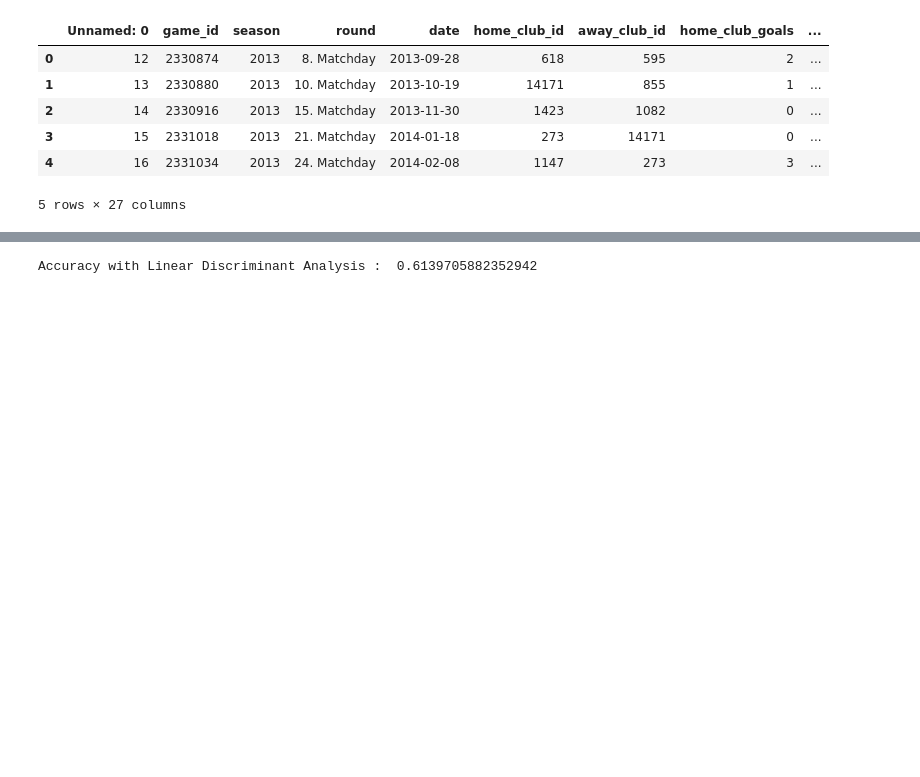
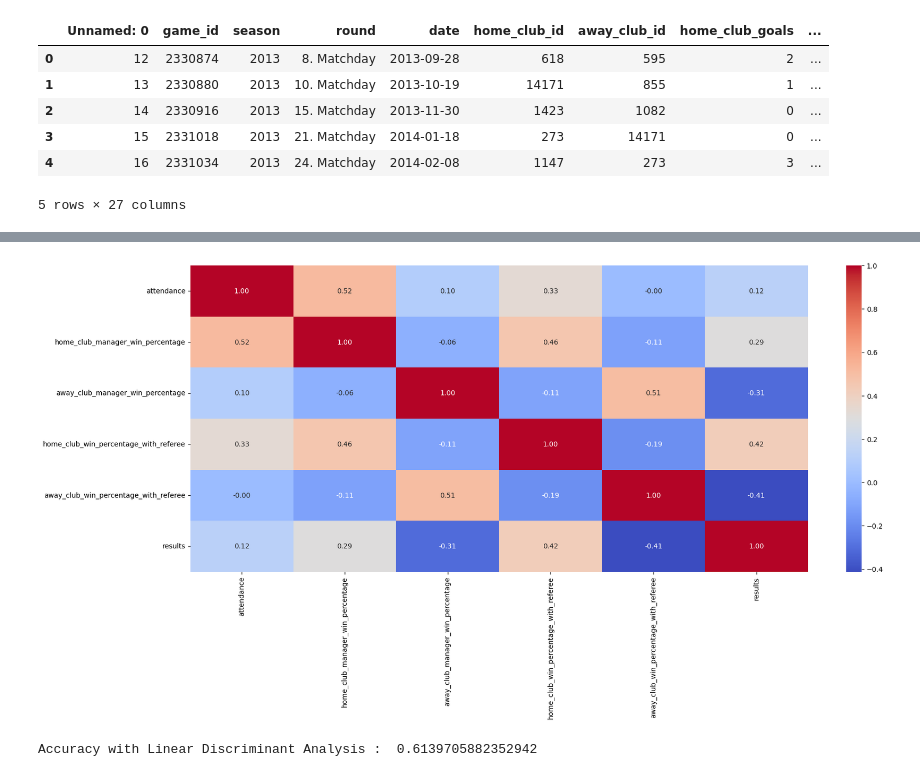
Before and after one commit to Nasotro/Projet, a Jupyter notebook: test julien.ipynb, the cells around one changed output, grey strips where cells are left out. Drawn from its saved outputs; the diff is of its cells as text; code cells hidden in the pictures; blank space fills up the shorter version.

Commit message:
Refactor model training and prediction functions + correlation matrix

```diff
--- a/test julien.ipynb
+++ b/test julien.ipynb
@@ -58,4 +58,18 @@ X.describe()
 | 50% | 16782.000000 | 0.423077 | 0.276923 | 0.375000 | 0.333333 |
 | 75% | 28324.000000 | 0.558824 | 0.400000 | 0.500000 | 0.500000 |
 | max | 70785.000000 | 1.000000 | 0.684211 | 1.000000 | 1.000000 |
+# %%
+import seaborn as sns
+
+def plot_correlation_matrix(data):
+    correlation_matrix = data.corr()
+    plt.figure(figsize=(20, 8))
+    sns.heatmap(correlation_matrix, annot=True, cmap='coolwarm', fmt=".2f")
+    plt.show()
+
+corr_mat = pd.DataFrame(X)
+corr_mat['results'] = y
+plot_correlation_matrix(corr_mat)
+# %% [output]
+[figure, added]
 # %%
```
Also changed, not shown: parts of 2 cells of this notebook, 2 other files.
